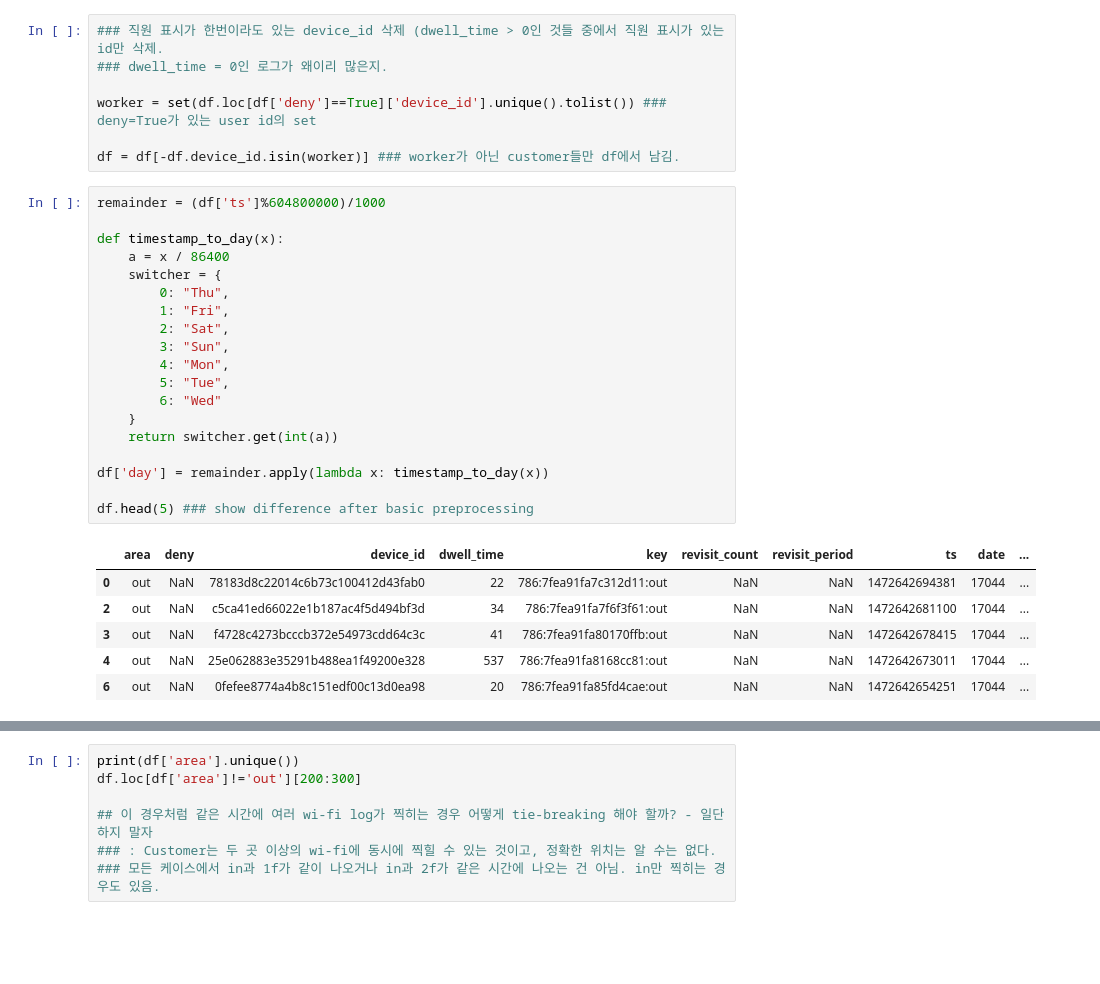
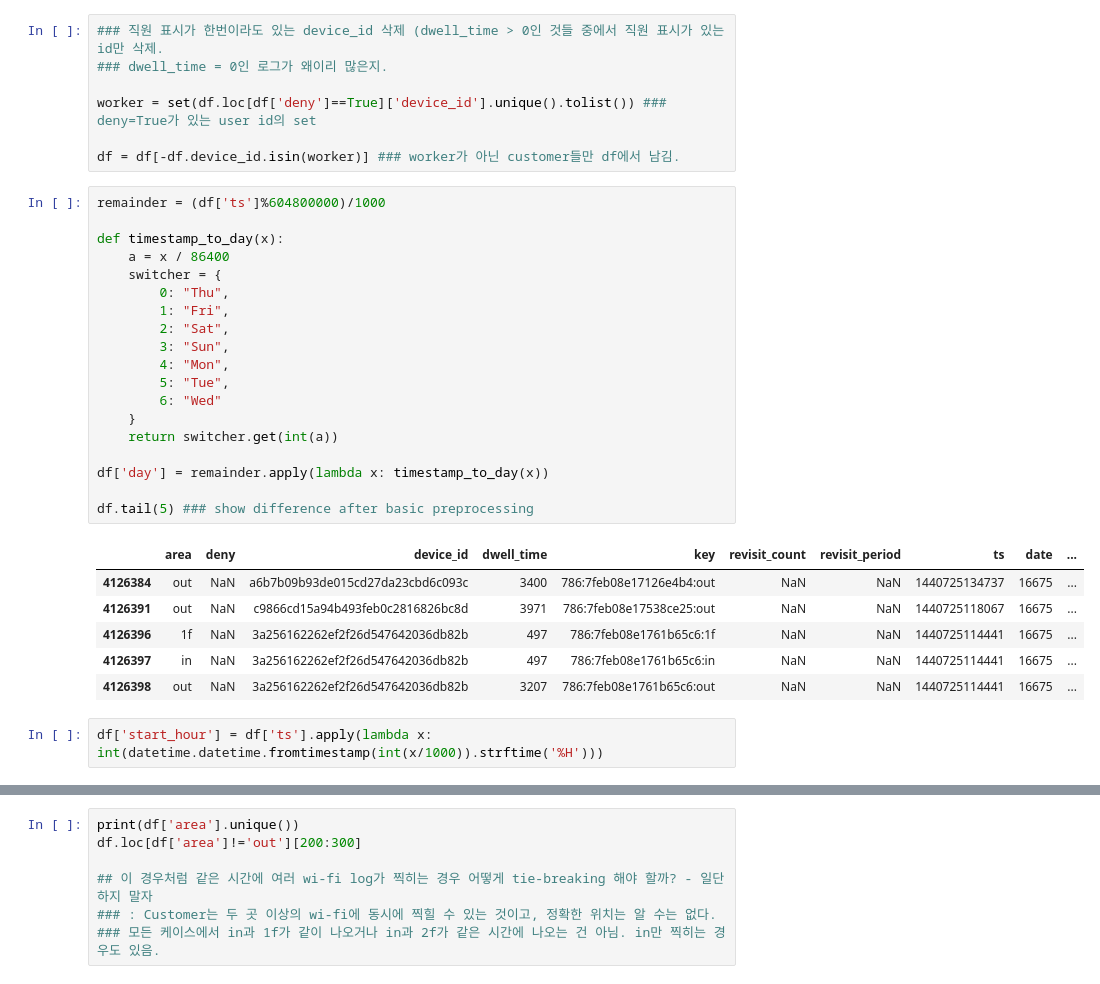
Before and after one commit to Yoo-Ju/MSRA_proposal_wifi_log, a Jupyter notebook: notebook/Preliminary_model(Index_each_moving_patterns).ipynb, the cells around one changed output, grey strips where cells are left out. Saved outputs shown, nothing was run; the diff lists cells and outputs as text; blank space fills up the shorter version.

```diff
--- a/notebook/Preliminary_model(Index_each_moving_patterns).ipynb
+++ b/notebook/Preliminary_model(Index_each_moving_patterns).ipynb
@@ -82,26 +90,28 @@ df = df[-df.device_id.isin(worker)] ### worker가 아닌 customer들만 df에서
 # %%
 remainder = (df['ts']%604800000)/1000
 
 def timestamp_to_day(x):
     a = x / 86400
     switcher = {
         0: "Thu",
         1: "Fri",
         2: "Sat",
         3: "Sun",
         4: "Mon",
         5: "Tue",
         6: "Wed"
     }
     return switcher.get(int(a))
 
 df['day'] = remainder.apply(lambda x: timestamp_to_day(x))
 
-df.head(5) ### show difference after basic preprocessing
+df.tail(5) ### show difference after basic preprocessing
 # %% [output]
 |  | area | deny | device_id | dwell_time | key | revisit_count | revisit_period | ts | date | ... |
-| 0 | out | NaN | 78183d8c22014c6b73c100412d43fab0 | 22 | 786:7fea91fa7c312d11:out | NaN | NaN | 1472642694381 | 17044 | ... |
-| 2 | out | NaN | c5ca41ed66022e1b187ac4f5d494bf3d | 34 | 786:7fea91fa7f6f3f61:out | NaN | NaN | 1472642681100 | 17044 | ... |
-| 3 | out | NaN | f4728c4273bcccb372e54973cdd64c3c | 41 | 786:7fea91fa80170ffb:out | NaN | NaN | 1472642678415 | 17044 | ... |
-| 4 | out | NaN | 25e062883e35291b488ea1f49200e328 | 537 | 786:7fea91fa8168cc81:out | NaN | NaN | 1472642673011 | 17044 | ... |
-| 6 | out | NaN | 0fefee8774a4b8c151edf00c13d0ea98 | 20 | 786:7fea91fa85fd4cae:out | NaN | NaN | 1472642654251 | 17044 | ... |
+| 4126384 | out | NaN | a6b7b09b93de015cd27da23cbd6c093c | 3400 | 786:7feb08e17126e4b4:out | NaN | NaN | 1440725134737 | 16675 | ... |
+| 4126391 | out | NaN | c9866cd15a94b493feb0c2816826bc8d | 3971 | 786:7feb08e17538ce25:out | NaN | NaN | 1440725118067 | 16675 | ... |
+| 4126396 | 1f | NaN | 3a256162262ef2f26d547642036db82b | 497 | 786:7feb08e1761b65c6:1f | NaN | NaN | 1440725114441 | 16675 | ... |
+| 4126397 | in | NaN | 3a256162262ef2f26d547642036db82b | 497 | 786:7feb08e1761b65c6:in | NaN | NaN | 1440725114441 | 16675 | ... |
+| 4126398 | out | NaN | 3a256162262ef2f26d547642036db82b | 3207 | 786:7feb08e1761b65c6:out | NaN | NaN | 1440725114441 | 16675 | ... |
+# %%
+df['start_hour'] = df['ts'].apply(lambda x: int(datetime.datetime.fromtimestamp(int(x/1000)).strftime('%H')))
```
Also changed, not shown: parts of 47 cells of this notebook, 4 other files.
